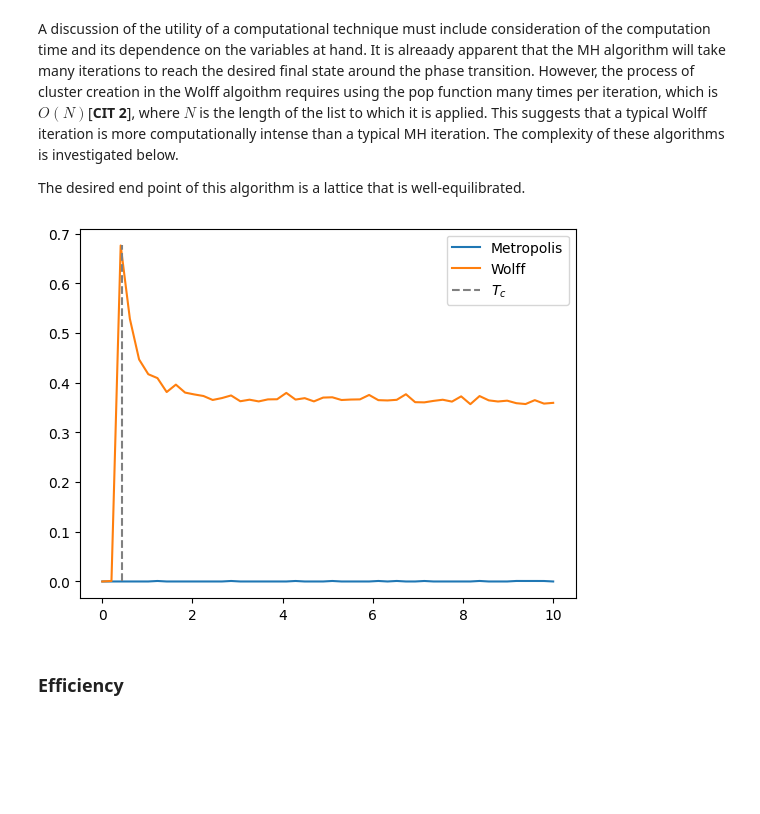
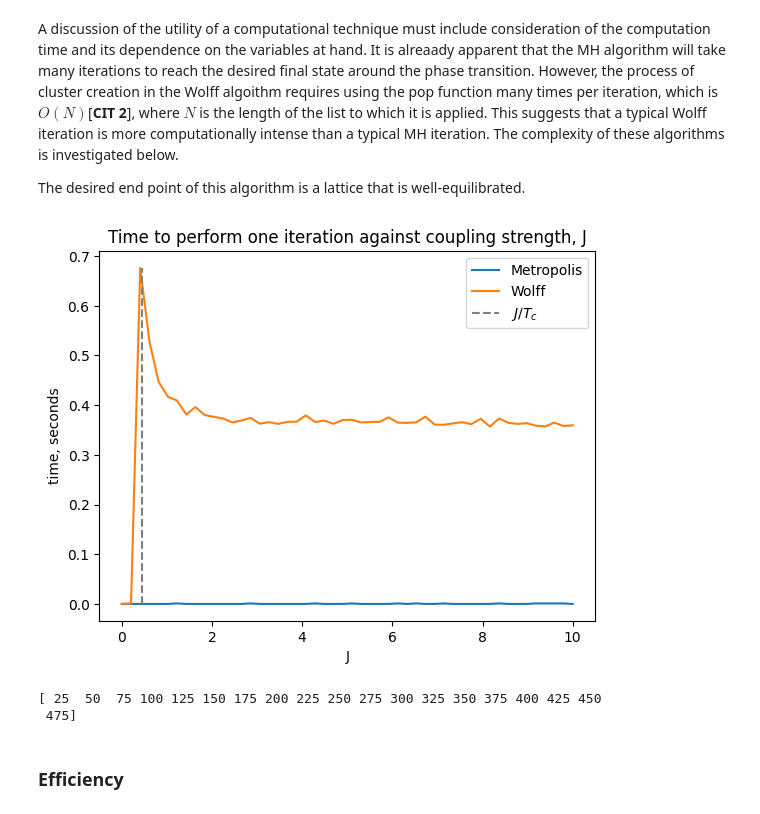
Before and after one commit to Part-II-Computational-Physics/cluster-algorithms-for-monte-carlo-jbd29, a Jupyter notebook: isiing set up 2.ipynb, the cells around one changed output. Saved outputs shown, nothing was run; the diff lists cells and outputs as text; code cells hidden in the pictures; blank space fills up the shorter version.

```diff
--- a/isiing set up 2.ipynb
+++ b/isiing set up 2.ipynb
@@ -635,6 +635,7 @@ The desired end point of this algorithm is a lattice that is well-equilibrated.
 Js = np.linspace(0,10,50)
 Wolff_execute_time = []
 MH_execute_time = []
+
 for J in Js:
     lattice = make_lattice(100,1)
     start = time.time()
@@ -647,11 +648,5 @@ for J in Js:
     end = time.time()
     MH_execute_time.append(end - start)
 
-plt.plot(Js, MH_execute_time, label = 'Metropolis')
-plt.plot(Js,Wolff_execute_time, label = 'Wolff')
-plt.plot(np.full((5,1),T_c**-1),np.linspace(0,np.max(Wolff_execute_time),5), linestyle = '--', color = 'gray', label = r'$T_c$')
-plt.legend()
-plt.xlabel()
-plt.show()
+np.save('MH_execute_time_against_J.npy', MH_execute_time)
+np.save('Wolff_execute_time_against_J.npy', Wolff_execute_time)
-# %% [output]
-[figure, removed]
@@ -661,3 +653,38 @@ np.save('Wolff_execute_time_against_J.npy', Wolff_execute_time)
+# %%
+MH_execute_time = np.load('MH_execute_time_against_J.npy')
+Wolff_execute_time = np.load('Wolff_execute_time_against_J.npy')
+plt.plot(Js, MH_execute_time, label = 'Metropolis')
+plt.plot(Js,Wolff_execute_time, label = 'Wolff')
+plt.plot(np.full((5,1),T_c**-1),np.linspace(0,np.max(Wolff_execute_time),5), linestyle = '--', color = 'gray', label = r'$J/T_c$')
+plt.legend()
+plt.xlabel('J')
+plt.ylabel('time, seconds')
+plt.title('Time to perform one iteration against coupling strength, J')
+plt.show()
+# %% [output]
+[figure, added]
+# %%
+lattice_widths = np.arange(25,500,25)
+Wolff_execute_time = []
+MH_execute_time = []
+
+for width in lattice_widths:
+    lattice = make_lattice(width,1)
+    start = time.time()
+    Wolff_spin_flip(lattice,1,1)
+    end = time.time()
+    Wolff_execute_time.append(end-start)
+    lattice = make_lattice(width,1)
+    start = time.time()
+    MC_spin_flip(lattice,1,1,0)
+    end = time.time()
+    MH_execute_time.append(end - start)
+
+np.save('MH_execute_time_against_width.npy', MH_execute_time)
+np.save('Wolff_execute_time_against_width.npy', Wolff_execute_time)
+# %% [output]
+[ 25  50  75 100 125 150 175 200 225 250 275 300 325 350 375 400 425 450
+ 475]
 # %% [markdown]
 ### Efficiency
 # %% [markdown]
```
Also changed, not shown: parts of 1 cell of this notebook, 2 other files.
